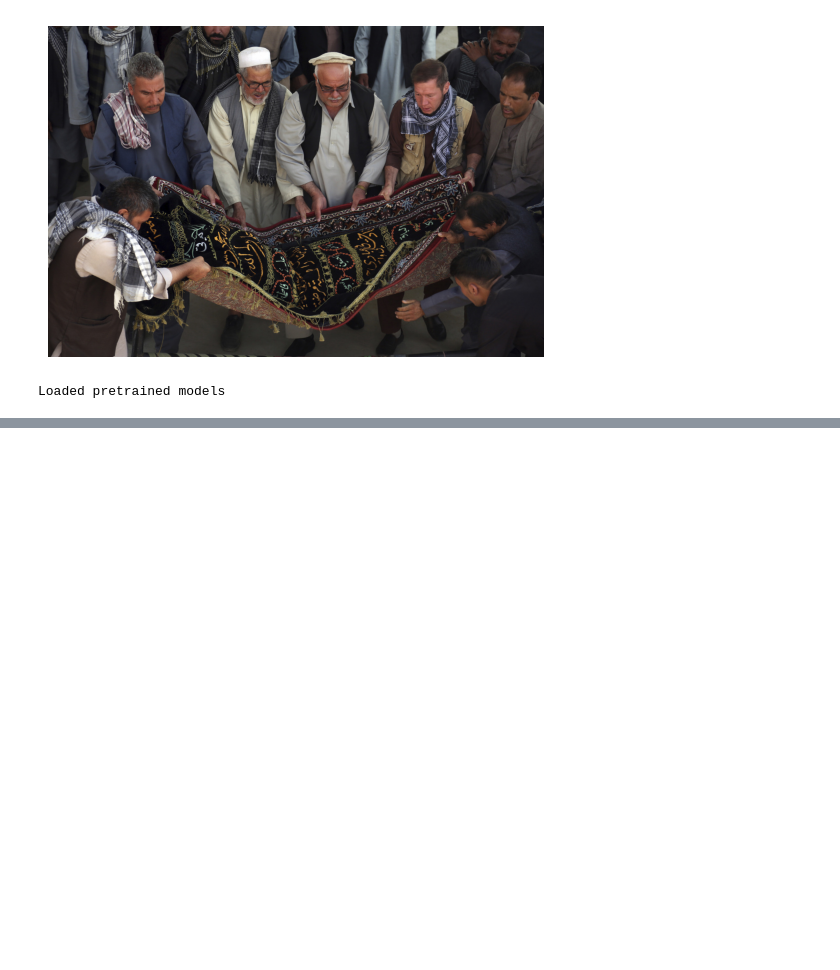
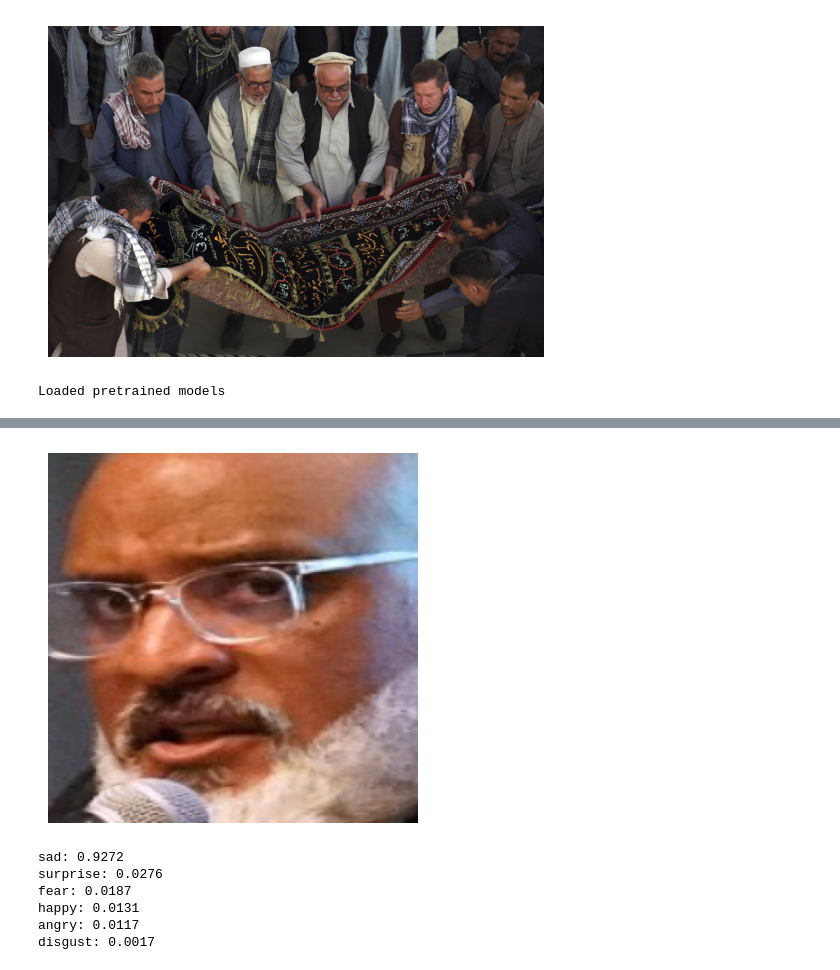
Before and after one commit to jarnedemoenvub/nsai_social_cognition, a Jupyter notebook: code/notebooks/nsai3.ipynb, the cells around one changed output, grey strips where cells are left out. Saved outputs shown, nothing was run; the diff lists cells and outputs as text; code cells hidden in the pictures; blank space fills up the shorter version.

```diff
--- a/code/notebooks/nsai3.ipynb
+++ b/code/notebooks/nsai3.ipynb
@@ -636,0 +659,15 @@ display_tensor_as_image(tensor)
+# %%
+scenes_train = Scene(df_train, "train")
+scenes_test = Scene(df_test, "test")
+# %%
+model = Model(
+    os.path.join(prolog_dir, "model3.pl"),
+    [scene_network, face_network]
+)
+model.set_engine(ExactEngine(model), cache=False)
+model.optimizer = SGD(model, param_lr=3e-3)
+
+model.add_tensor_source("train_faces", faces_train)
+model.add_tensor_source("train_scene", scenes_train)
+model.add_tensor_source("test_faces", faces_test)
+model.add_tensor_source("test_scene", scenes_test)
@@ -636,0 +712,38 @@ display_tensor_as_image(tensor)
+# %%
+def test_query_face(i, subset, face):
+    sub_images = [Term(f"face_{x}") for x in range(3)]
+    images = [
+        Term("tensor", Term(f"{subset}_faces", Constant(i), Constant(x)))
+        for x in range(3)
+    ]
+
+    sub = {sub_images[x]: images[x] for x in range(3)}
+
+    face_tensor = torch.load(os.path.join(findingemo_dir, "faces_tensors", subset, f"{i}_{face}.pt"))
+
+    display_tensor_as_image(face_tensor)
+
+    query = Query(
+        query=Term(f"face_emotion_{face}",
+                    list2term(sub_images),
+                    Var("Emotion")),
+        substitution=sub
+    )
+
+    results = model.solve([query])
+    result = results[0].result
+
+    for key, value in sorted(result.items(), key=lambda kv: kv[1].item(), reverse=True):
+        emotion = key.args[1]
+        prob = value.item()
+        print(f"{emotion}: {prob:.4f}")
+# %%
+test_query_face(np.random.randint(0, len(df_train)), "train", np.random.randint(1,3))
+# %% [output]
+[figure, added]
+sad: 0.9272
+surprise: 0.0276
+fear: 0.0187
+happy: 0.0131
+angry: 0.0117
+disgust: 0.0017
```
Also changed, not shown: parts of 14 cells of this notebook, 1 other file.
